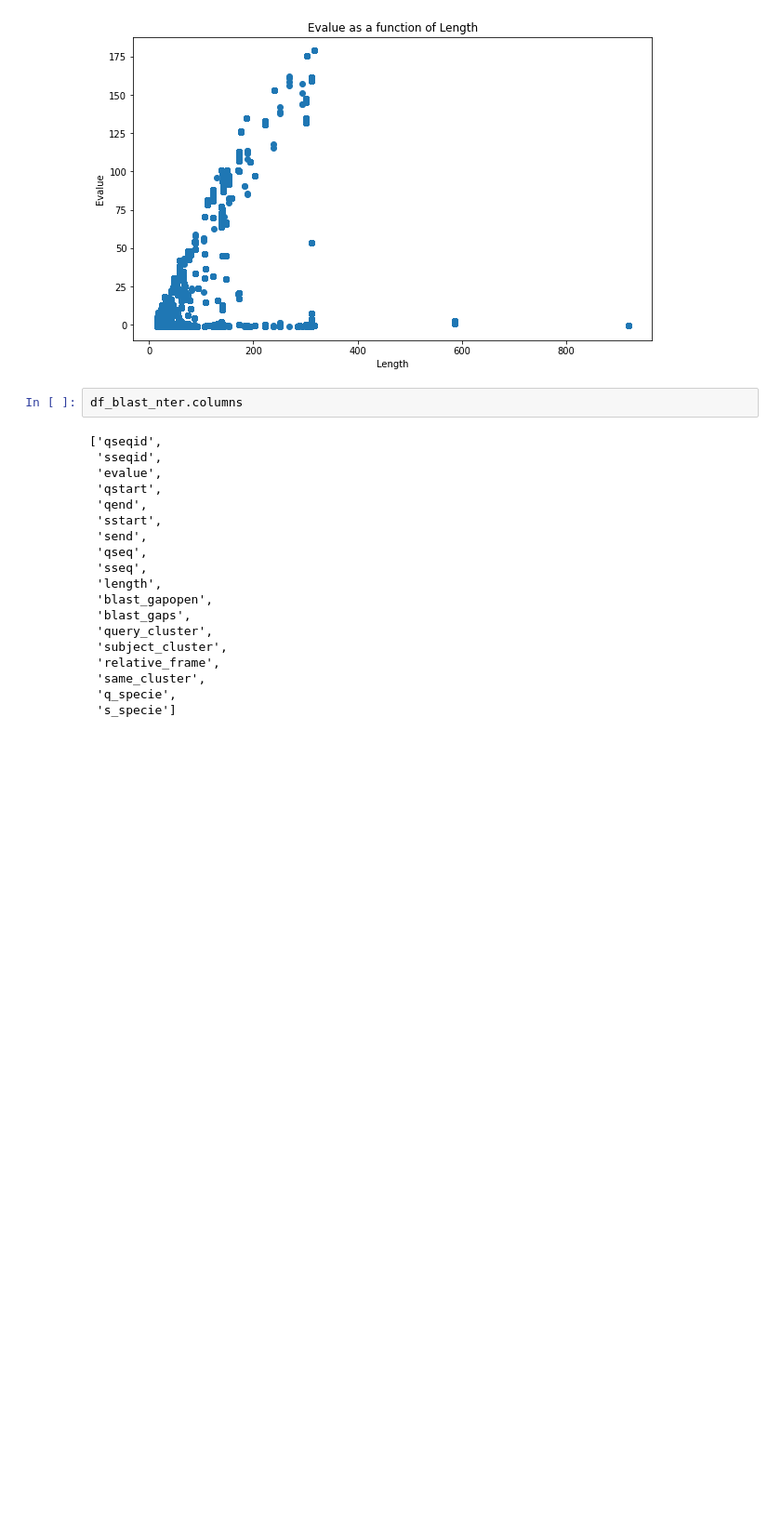
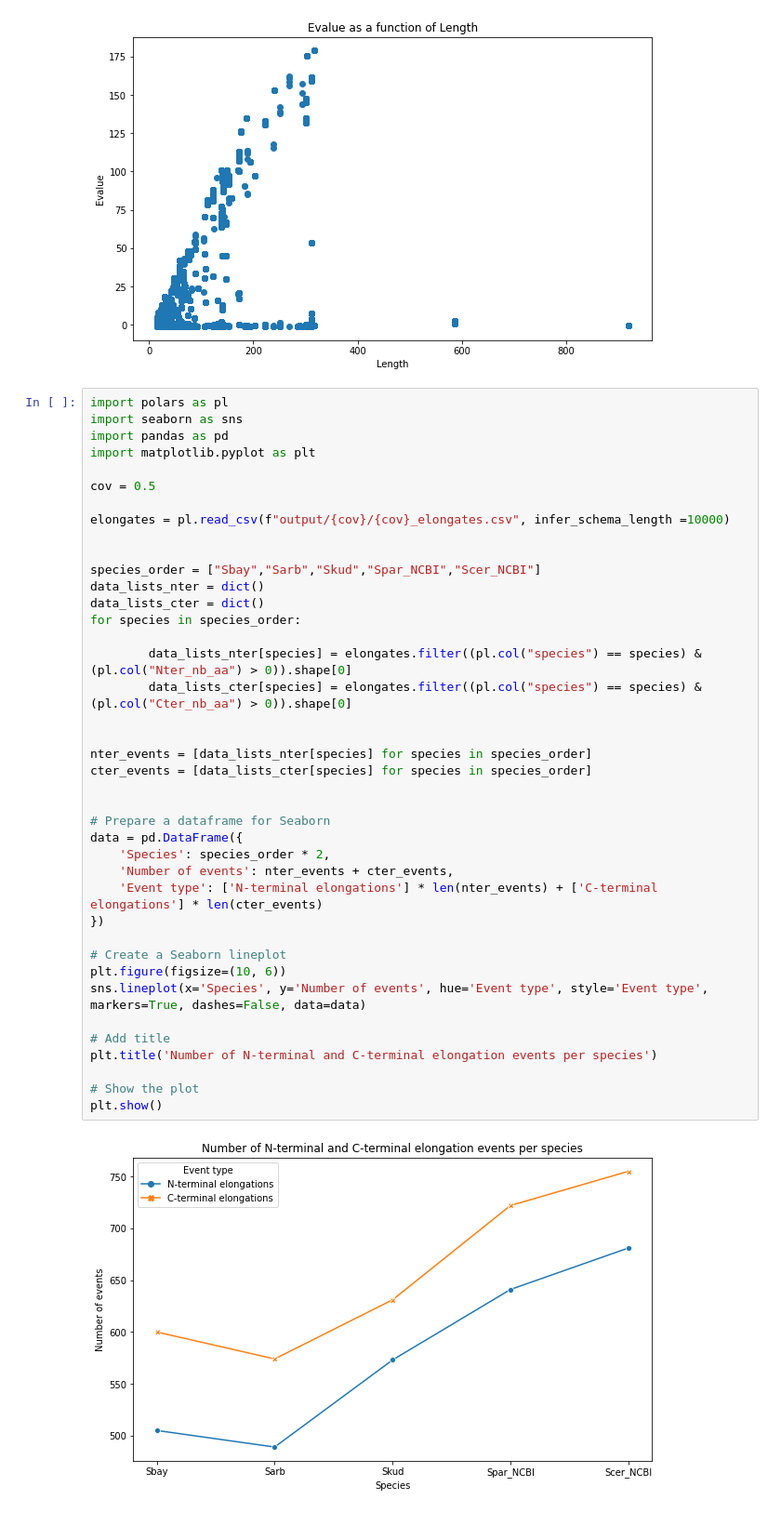
Before and after one commit to Sherman-1/Elongates, a Jupyter notebook: plots.ipynb, the cells around one changed output. Shown at 93% size. Saved outputs shown, nothing was run; the diff lists cells and outputs as text; blank space fills up the shorter version.

Commit message:
Scer Sbay restrictions only

```diff
--- a/plots.ipynb
+++ b/plots.ipynb
@@ -221,24 +221,45 @@ plt.show()
 [figure]
 [figure]
 [figure]
-# %%
-df_blast_nter.columns
-# %% [output]
-['qseqid',
- 'sseqid',
- 'evalue',
- 'qstart',
- 'qend',
- 'sstart',
- 'send',
- 'qseq',
- 'sseq',
- 'length',
- 'blast_gapopen',
- 'blast_gaps',
- 'query_cluster',
- 'subject_cluster',
- 'relative_frame',
- 'same_cluster',
- 'q_specie',
- 's_specie']
+# %%
+import polars as pl
+import seaborn as sns
+import pandas as pd
+import matplotlib.pyplot as plt
+
+cov = 0.5
+
+elongates = pl.read_csv(f"output/{cov}/{cov}_elongates.csv", infer_schema_length =10000)
+
+
+species_order = ["Sbay","Sarb","Skud","Spar_NCBI","Scer_NCBI"]
+data_lists_nter = dict()
+data_lists_cter = dict()
+for species in species_order:
+
+        data_lists_nter[species] = elongates.filter((pl.col("species") == species) & (pl.col("Nter_nb_aa") > 0)).shape[0]
+        data_lists_cter[species] = elongates.filter((pl.col("species") == species) & (pl.col("Cter_nb_aa") > 0)).shape[0]
+
+
+nter_events = [data_lists_nter[species] for species in species_order]
+cter_events = [data_lists_cter[species] for species in species_order]
+
+
+# Prepare a dataframe for Seaborn
+data = pd.DataFrame({
+    'Species': species_order * 2,
+    'Number of events': nter_events + cter_events,
+    'Event type': ['N-terminal elongations'] * len(nter_events) + ['C-terminal elongations'] * len(cter_events)
+})
+
+# Create a Seaborn lineplot
+plt.figure(figsize=(10, 6))
+sns.lineplot(x='Species', y='Number of events', hue='Event type', style='Event type', markers=True, dashes=False, data=data)
+
+# Add title
+plt.title('Number of N-terminal and C-terminal elongation events per species')
+
+# Show the plot
+plt.show()
+# %% [output]
+[figure, added]
```
Also changed, not shown: parts of 1 cell of this notebook, 8 other files.
